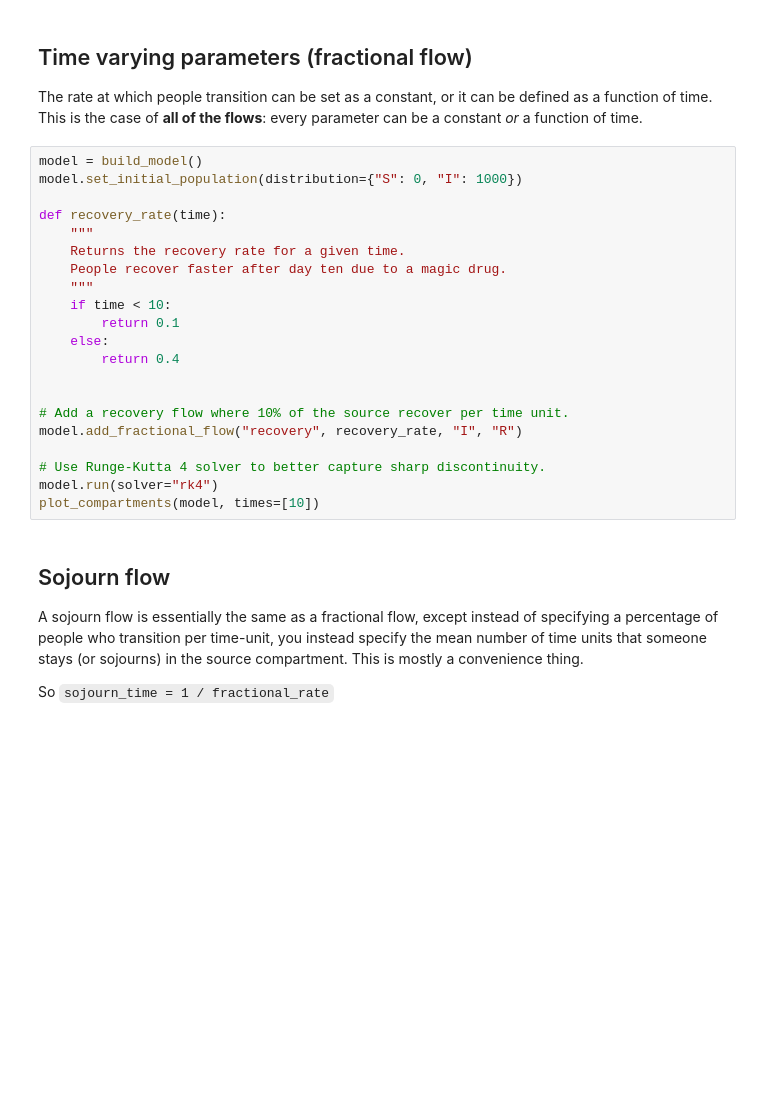
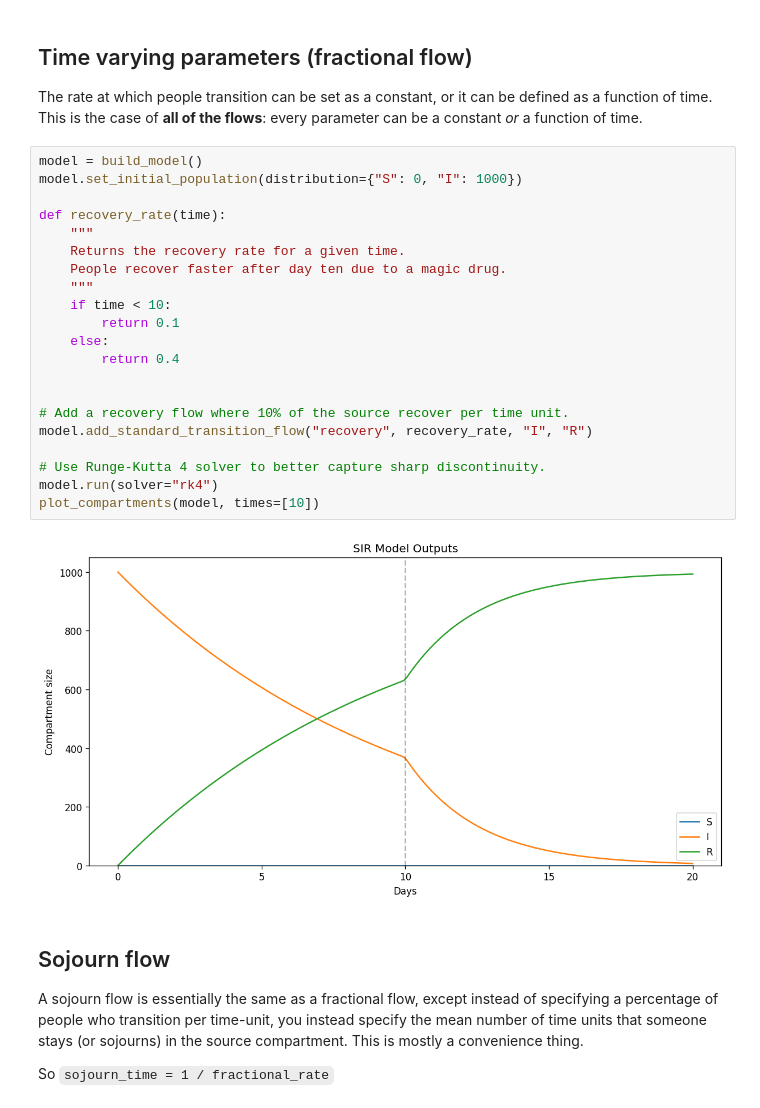
Before and after one commit to monash-emu/summer, a Jupyter notebook: docs/examples/3-flow-types.ipynb, the cells around one changed output. Cells and saved outputs as stored; diff of their text form; blank space fills up the shorter version.

```diff
--- a/docs/examples/3-flow-types.ipynb
+++ b/docs/examples/3-flow-types.ipynb
@@ -66,24 +68,26 @@ The rate at which people transition can be set as a constant, or it can be defin
 # %%
 model = build_model()
 model.set_initial_population(distribution={"S": 0, "I": 1000})
 
 def recovery_rate(time):
     """
     Returns the recovery rate for a given time.
     People recover faster after day ten due to a magic drug.
     """
     if time < 10:
         return 0.1
     else:
         return 0.4
 
 
 # Add a recovery flow where 10% of the source recover per time unit.
-model.add_fractional_flow("recovery", recovery_rate, "I", "R")
+model.add_standard_transition_flow("recovery", recovery_rate, "I", "R")
 
 # Use Runge-Kutta 4 solver to better capture sharp discontinuity.
 model.run(solver="rk4")
 plot_compartments(model, times=[10])
+# %% [output]
+[figure, added]
 # %% [markdown]
 ## Sojourn flow
 
```
Also changed, not shown: parts of 10 cells of this notebook, 9 other files.
